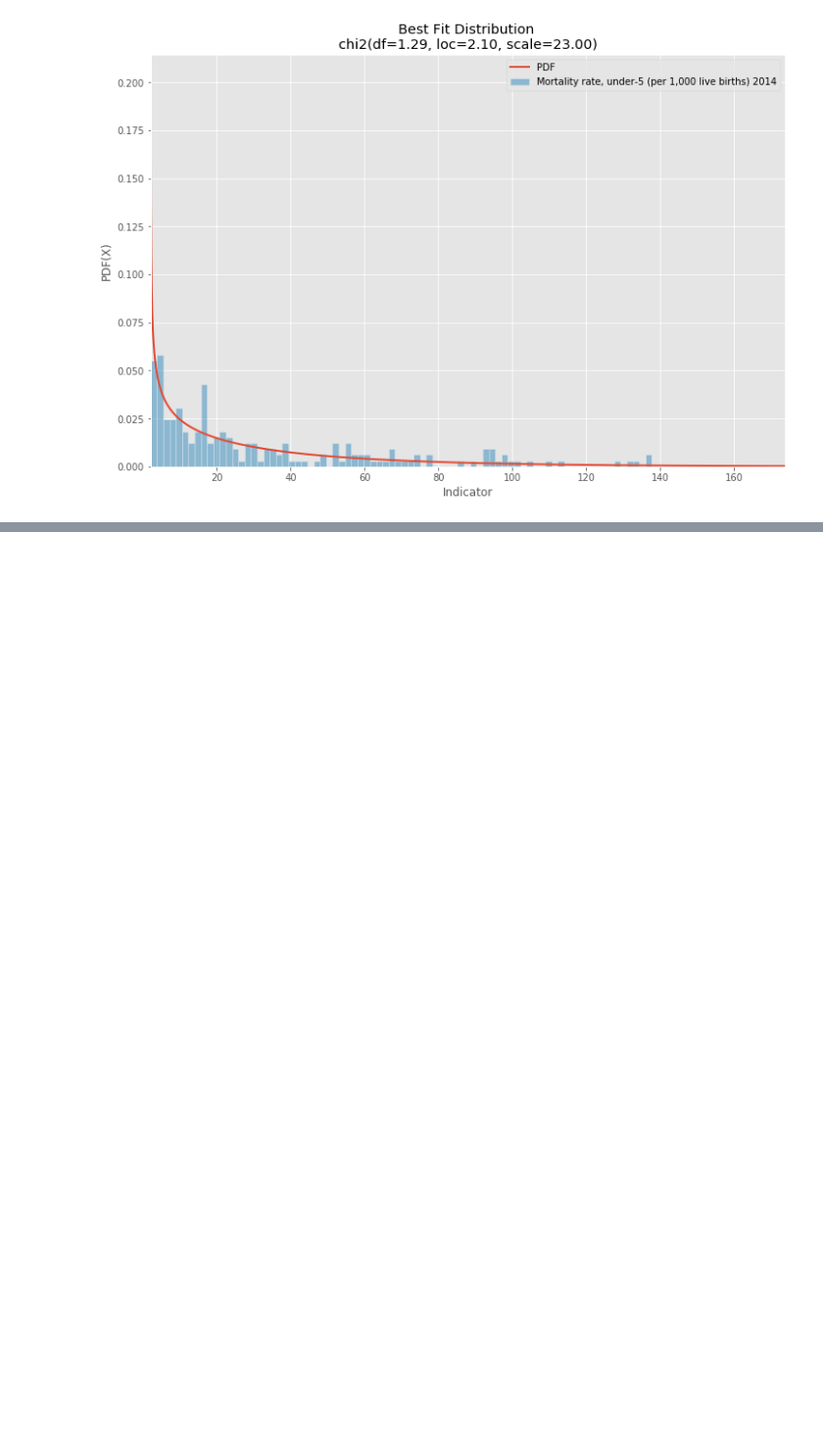
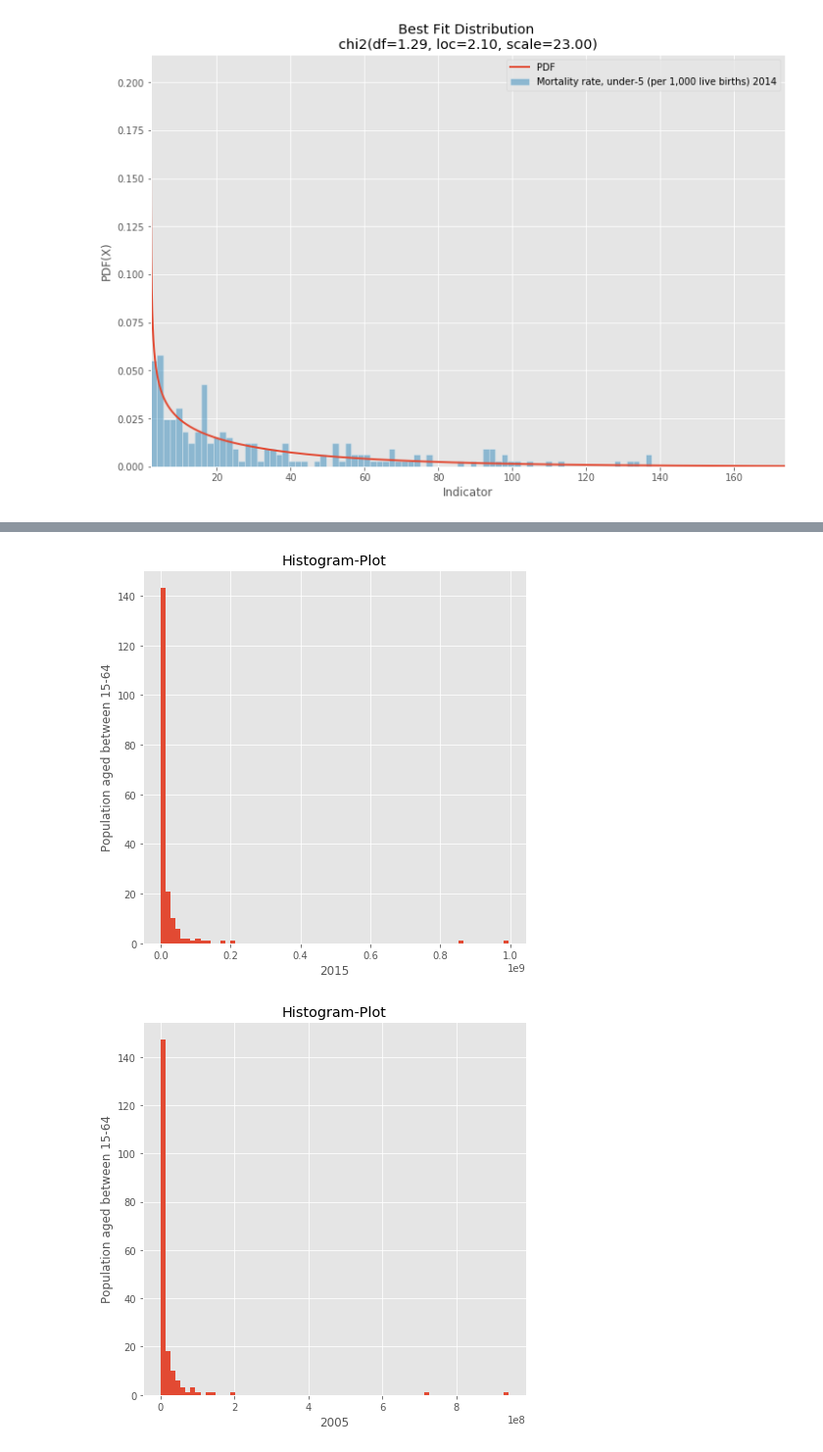
Before and after one commit to arpit-saxena/MTL390-term-paper, a Jupyter notebook: playV2.ipynb, the cells around one changed output, grey strips where cells are left out. Shown at 98% size. Drawn from its saved outputs; the diff is of its cells as text; code cells hidden in the pictures; blank space fills up the shorter version.

```diff
--- a/playV2.ipynb
+++ b/playV2.ipynb
@@ -386,0 +501,26 @@ fit_distribution_indicator_year(country_df, ["SH.DYN.MORT"], "2014")
+# %%
+def histogram(df):
+    data_2005 = df['2005'].values
+    data_2015 = df['2015'].values
+
+    data_2015 = data_2015[~np.isnan(data_2015)]
+    data_2005 = data_2005[~np.isnan(data_2005)]
+
+    fig1,ax1 = plt.subplots(figsize = (7,7))
+    ax1.hist(data_2015,bins = 70)
+    ax1.set_xlabel("2015")
+    ax1.set_ylabel("Population aged between 15-64")
+    ax1.set_title("Histogram-Plot")
+    fig1.savefig('hist_2015.png',dpi = 200)
+
+    fig1,ax1 = plt.subplots(figsize = (7,7))
+    ax1.hist(data_2005,bins = 70)
+    ax1.set_xlabel("2005")
+    ax1.set_ylabel("Population aged between 15-64")
+    ax1.set_title("Histogram-Plot")
+    fig1.savefig('hist_2005.png',dpi = 200)
+# %%
+histogram(temp)
+# %% [output]
+[figure, added]
+[figure, added]
```
Also changed, not shown: parts of 24 cells of this notebook, 1 other file.
